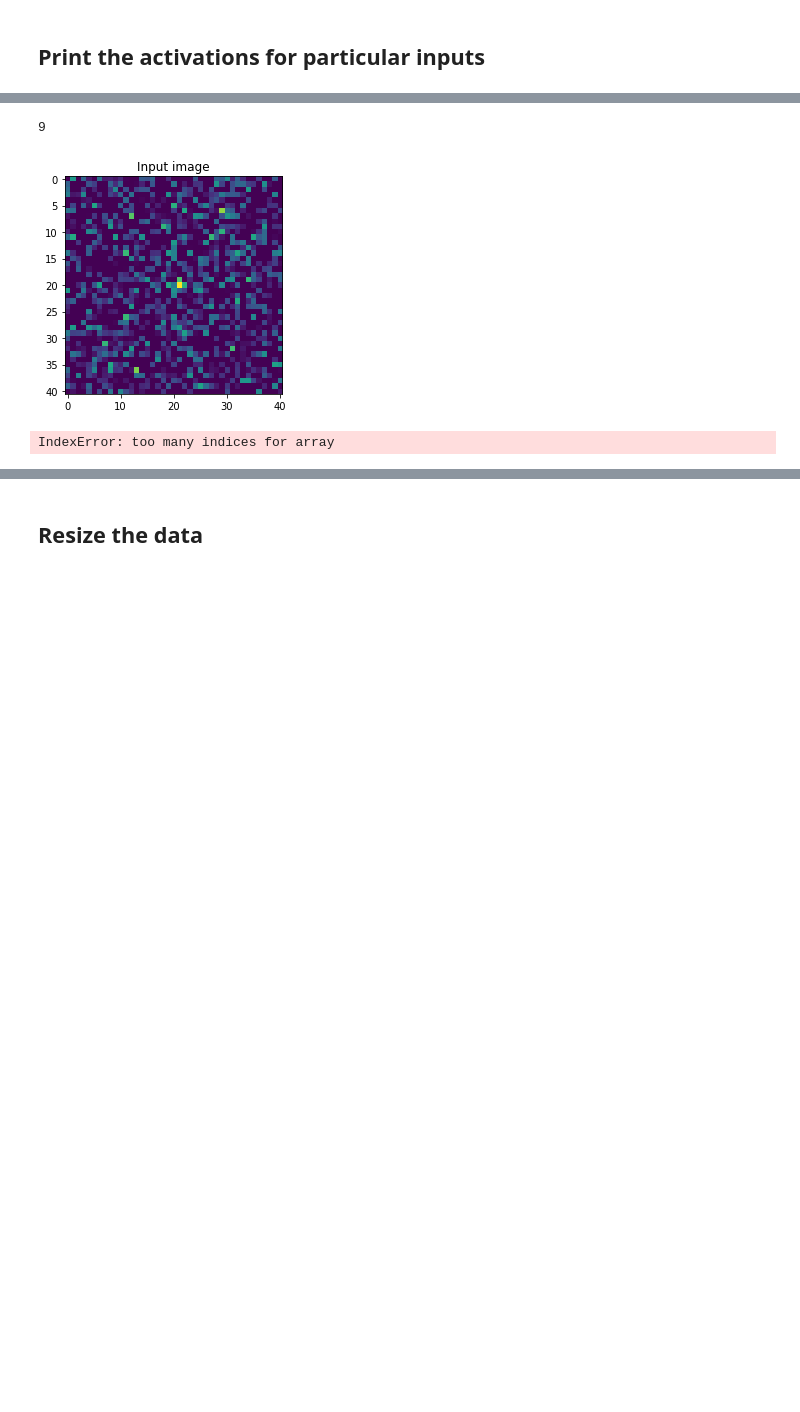
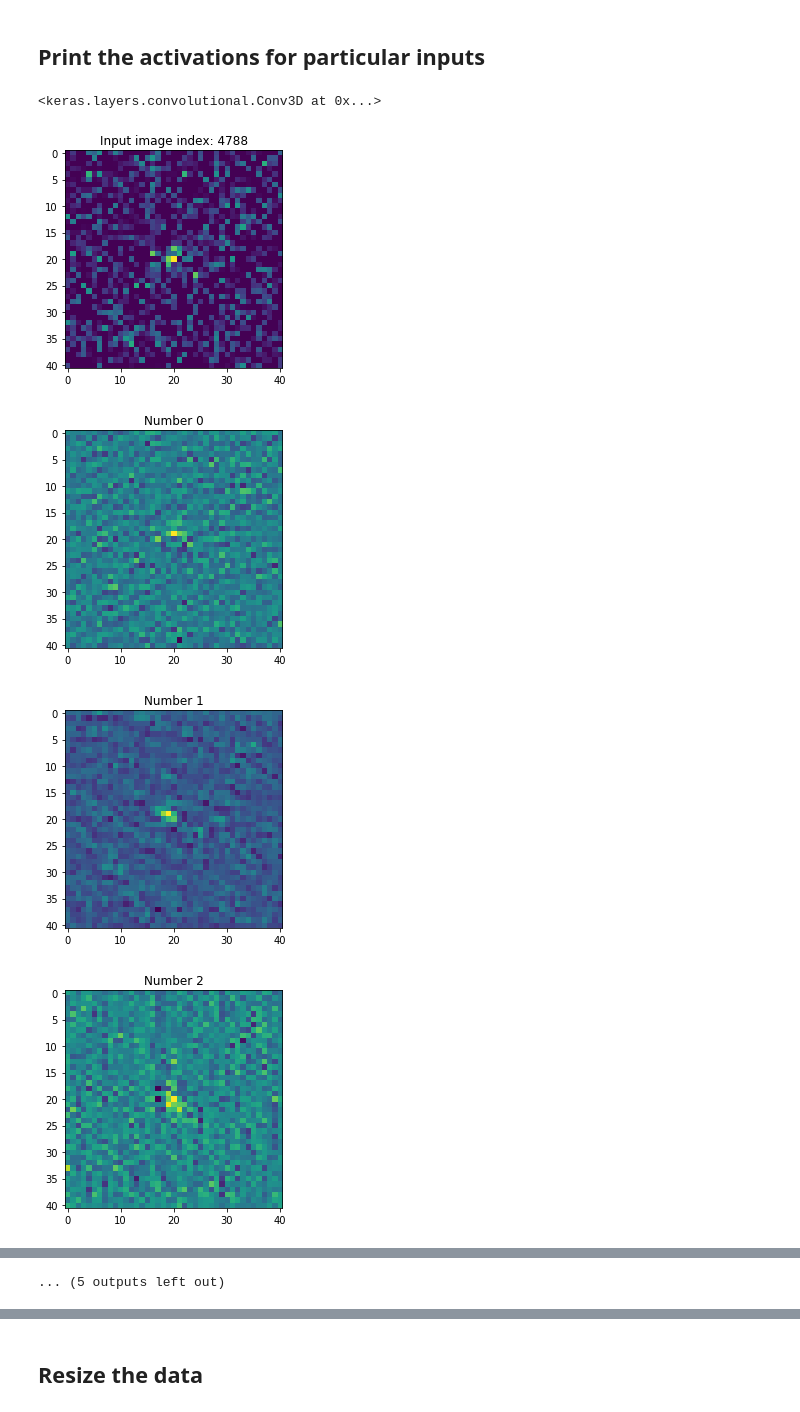
Before and after one commit to astrostatistics-in-crete/2023_summer_school, a Jupyter notebook: DL_CNN/DL_CNN_answerkey.ipynb, the cells around one changed output, grey strips where cells are left out. Saved outputs shown, nothing was run; the diff lists cells and outputs as text; code cells hidden in the pictures; blank space fills up the shorter version.

```diff
--- a/DL_CNN/DL_CNN_answerkey.ipynb
+++ b/DL_CNN/DL_CNN_answerkey.ipynb
@@ -360,22 +425,31 @@ activation_model_lr2 = Model(inputs=[inputs], outputs=lr2)
 activation_model_lr3 = Model(inputs=[inputs], outputs=lr3)
 # %% [markdown]
 ## Print the activations for particular inputs
+# %%
+my_model.layers[1]
+# %% [output]
+<keras.layers.convolutional.Conv3D at 0x...>
 # %%
-s = np.random.randint(0,len(Test_data)-1)
-print(s)
+s = np.random.randint(0,len(X_test)-1)
 
-plt.imshow(Test_data[s,:,:,0,0])
-plt.title('Input image')
+plt.imshow(X_test[s,:,:,0,0])
+plt.title(f'Input image index: {s}')
 plt.show()
 
-activations_lr1 = activation_model_lr1.predict(Test_data[s:s+1,:,:,:,:])
-activations_lr2 = activation_model_lr2.predict(Test_data[s:s+1,:,:,:,:])
-activations_lr3 = activation_model_lr2.predict(Test_data[s:s+1,:,:,:,:])
+# NOTE: in the following select convolution layers
+activations_lr1 = activation_model_lr1.predict( X_test[s:s+1,:,:,:,:])
+# activations_lr2 = activation_model_lr2.predict( X_test[s:s+1,:,:,:,:])
+# activations_lr3 = activation_model_lr2.predict( X_test[s:s+1,:,:,:,:])
 
-for i in range(16):
-    img=activations_lr3[0,:,:,0,i]
+# NOTE: check the number of nodes in the CNN
+for i in np.arange(16):
+    img=activations_lr1[0,:,:,0,i]
     plt.imshow(img)
     plt.title('Number ' + str(i))
     plt.show()
 plt.show()
 # %% [output]
+[figure, new version]
+[figure, added]
+[figure, added]
+[figure, added]
@@ -382,6 +464,4 @@ plt.show()
-9
+... (5 outputs left out)
-[figure, old version]
-IndexError: too many indices for array
 # %% [markdown]
 # 4. Transfer Learning
 
```
Also changed, not shown: parts of 32 cells of this notebook, 2 other files.
